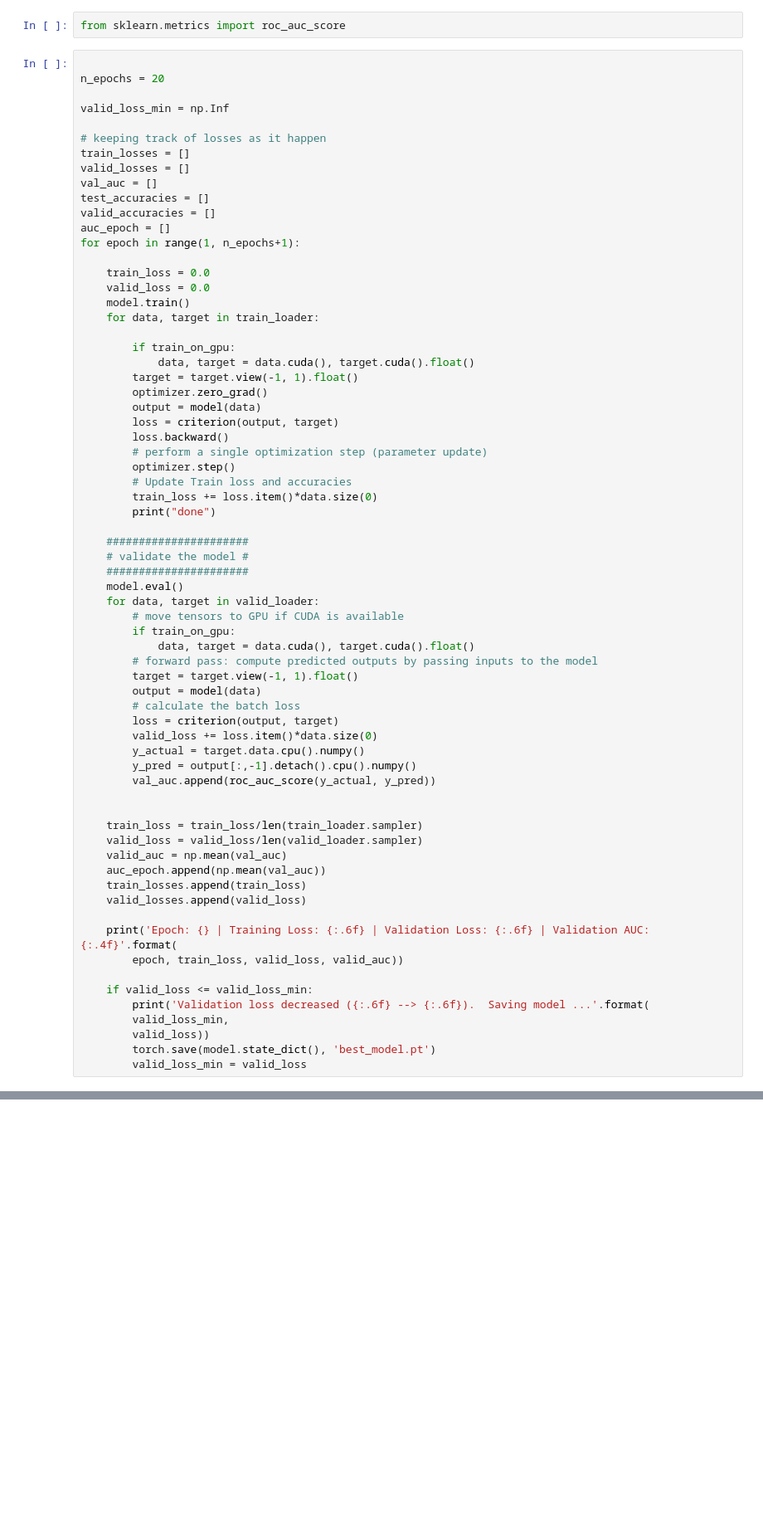
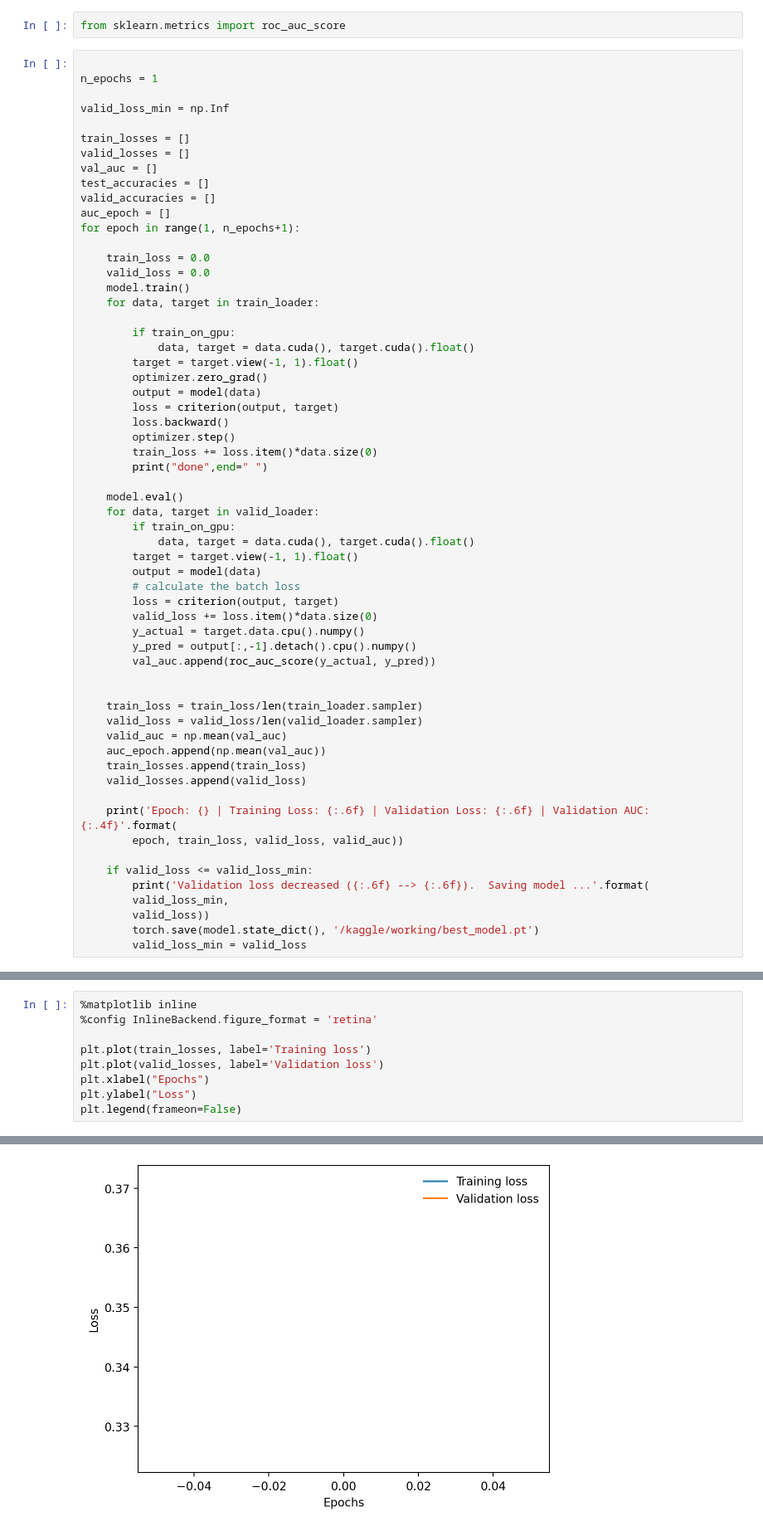
Before and after one commit to A-Pranav/Histopathologic_Cancer_Detection, a Jupyter notebook: hcdetection.ipynb, the cells around one changed output, grey strips where cells are left out. Shown at 83% size. Cells and saved outputs as stored; diff of their text form; blank space fills up the shorter version.

```diff
--- a/hcdetection.ipynb
+++ b/hcdetection.ipynb
@@ -255,11 +226,10 @@ optimizer = optim.Adam(model.parameters(), lr=0.00015)
 from sklearn.metrics import roc_auc_score
 # %%
 
-n_epochs = 20
+n_epochs = 1
 
 valid_loss_min = np.Inf
 
-# keeping track of losses as it happen
 train_losses = []
 valid_losses = []
 val_auc = []
@@ -280,21 +250,14 @@ for epoch in range(1, n_epochs+1):
         output = model(data)
         loss = criterion(output, target)
         loss.backward()
-        # perform a single optimization step (parameter update)
         optimizer.step()
-        # Update Train loss and accuracies
         train_loss += loss.item()*data.size(0)
-        print("done")
+        print("done",end=" ")
 
-    ######################
-    # validate the model #
-    ######################
     model.eval()
     for data, target in valid_loader:
-        # move tensors to GPU if CUDA is available
         if train_on_gpu:
             data, target = data.cuda(), target.cuda().float()
-        # forward pass: compute predicted outputs by passing inputs to the model
         target = target.view(-1, 1).float()
         output = model(data)
         # calculate the batch loss
@@ -319,5 +282,5 @@ for epoch in range(1, n_epochs+1):
         print('Validation loss decreased ({:.6f} --> {:.6f}).  Saving model ...'.format(
         valid_loss_min,
         valid_loss))
-        torch.save(model.state_dict(), 'best_model.pt')
+        torch.save(model.state_dict(), '/kaggle/working/best_model.pt')
         valid_loss_min = valid_loss
@@ -323,0 +290,10 @@ for epoch in range(1, n_epochs+1):
+# %%
+%matplotlib inline
+%config InlineBackend.figure_format = 'retina'
+
+plt.plot(train_losses, label='Training loss')
+plt.plot(valid_losses, label='Validation loss')
+plt.xlabel("Epochs")
+plt.ylabel("Loss")
+plt.legend(frameon=False)
+# %% [output]
@@ -323,0 +301 @@ for epoch in range(1, n_epochs+1):
+[figure, added]
```
Also changed, not shown: parts of 14 cells of this notebook.
